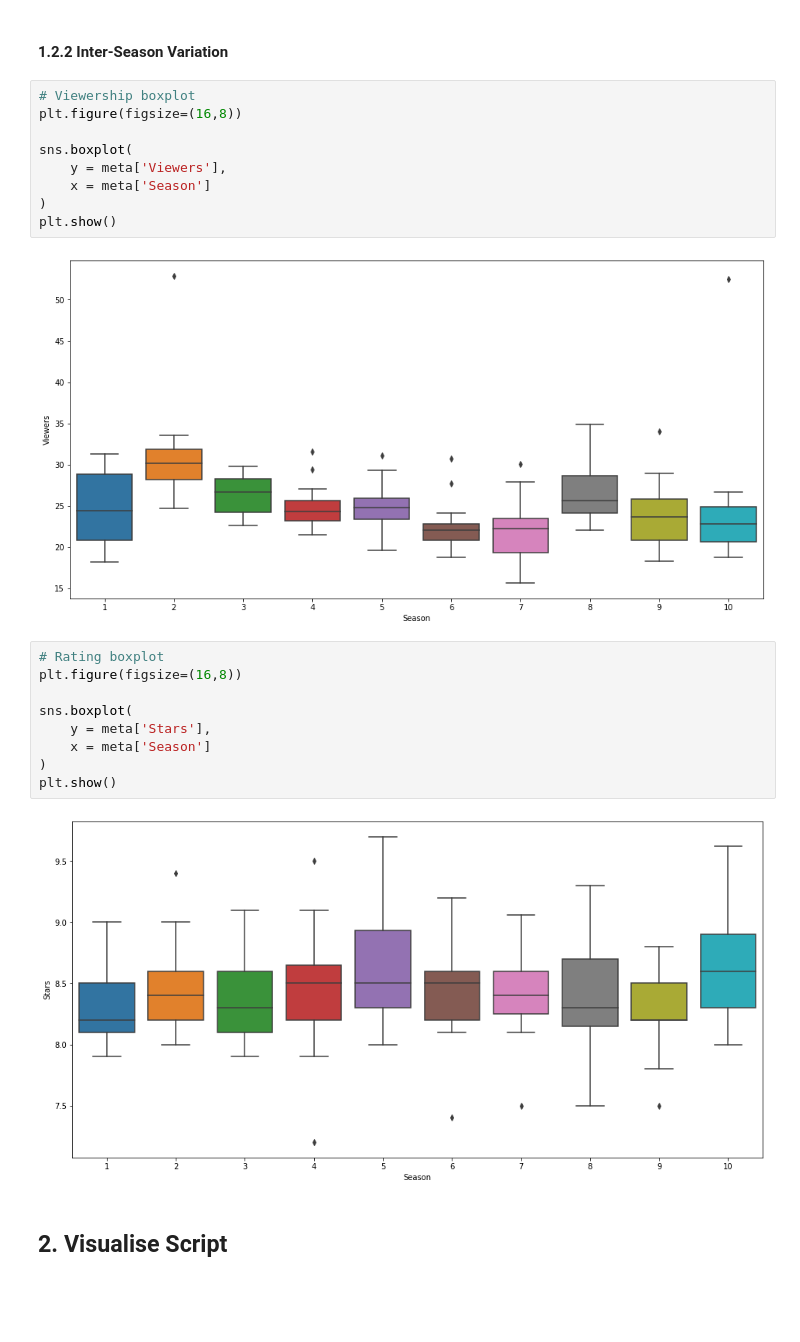
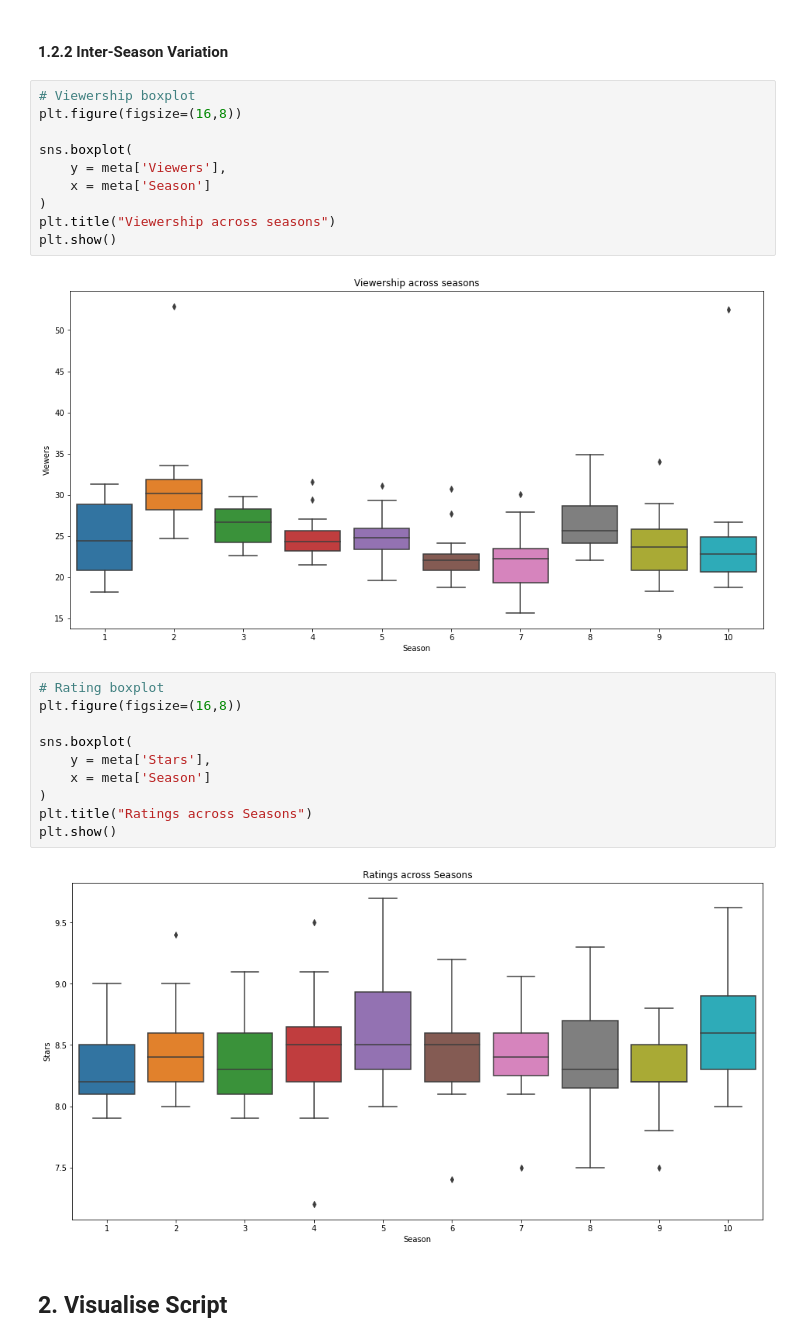
Before and after one commit to Naimish240/FRIENDS_Analysis, a Jupyter notebook: EDA.ipynb, the cells around one changed output. Drawn from its saved outputs; the diff is of its cells as text; blank space fills up the shorter version.

```diff
--- a/EDA.ipynb
+++ b/EDA.ipynb
@@ -138,19 +138,21 @@ sns.boxplot(
     y = meta['Viewers'],
     x = meta['Season']
 )
+plt.title("Viewership across seasons")
 plt.show()
 # %% [output]
-[figure, old version]
+[figure, new version]
 # %%
 # Rating boxplot
 plt.figure(figsize=(16,8))
 
 sns.boxplot(
     y = meta['Stars'],
     x = meta['Season']
 )
+plt.title("Ratings across Seasons")
 plt.show()
 # %% [output]
-[figure, old version]
+[figure, new version]
 # %% [markdown]
 ## 2. Visualise Script
```
Also changed, not shown: parts of 13 cells of this notebook, 4 other files.
